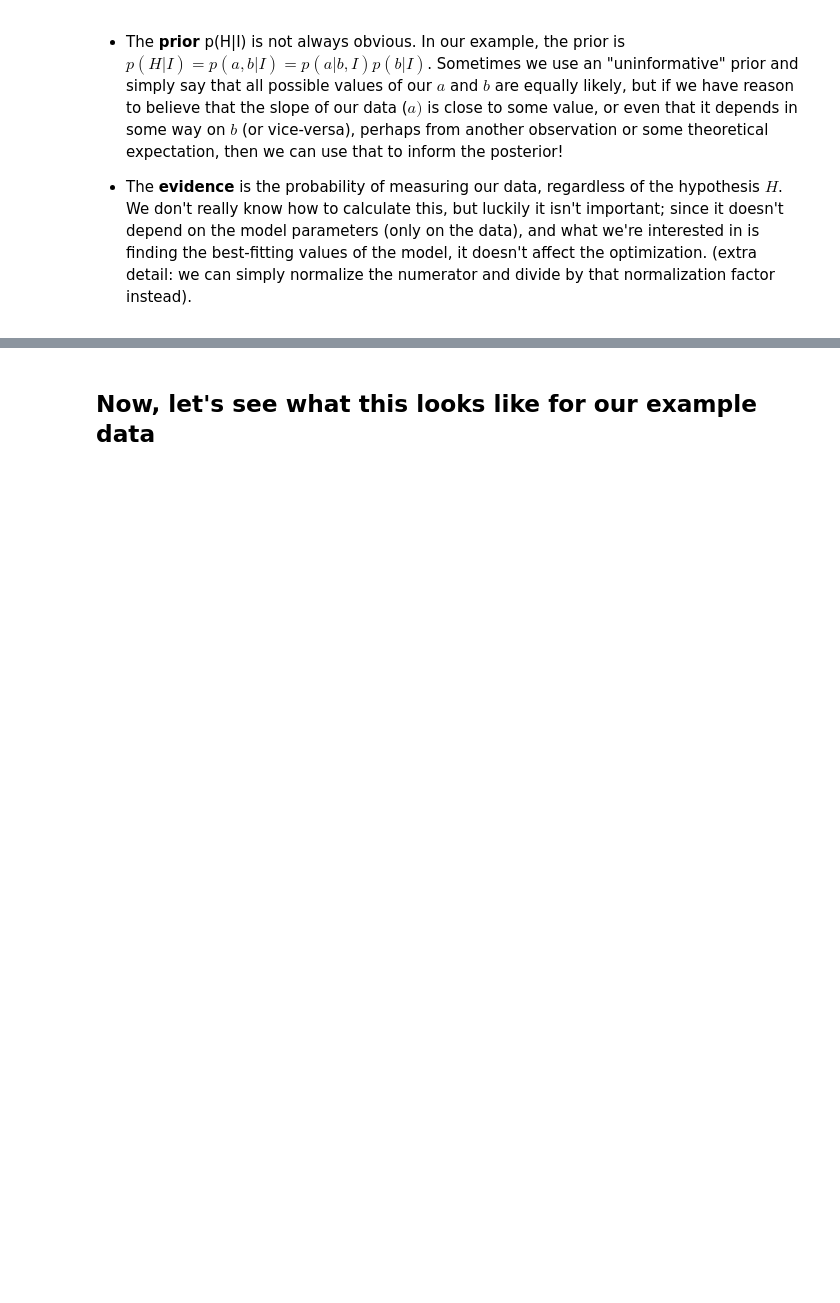
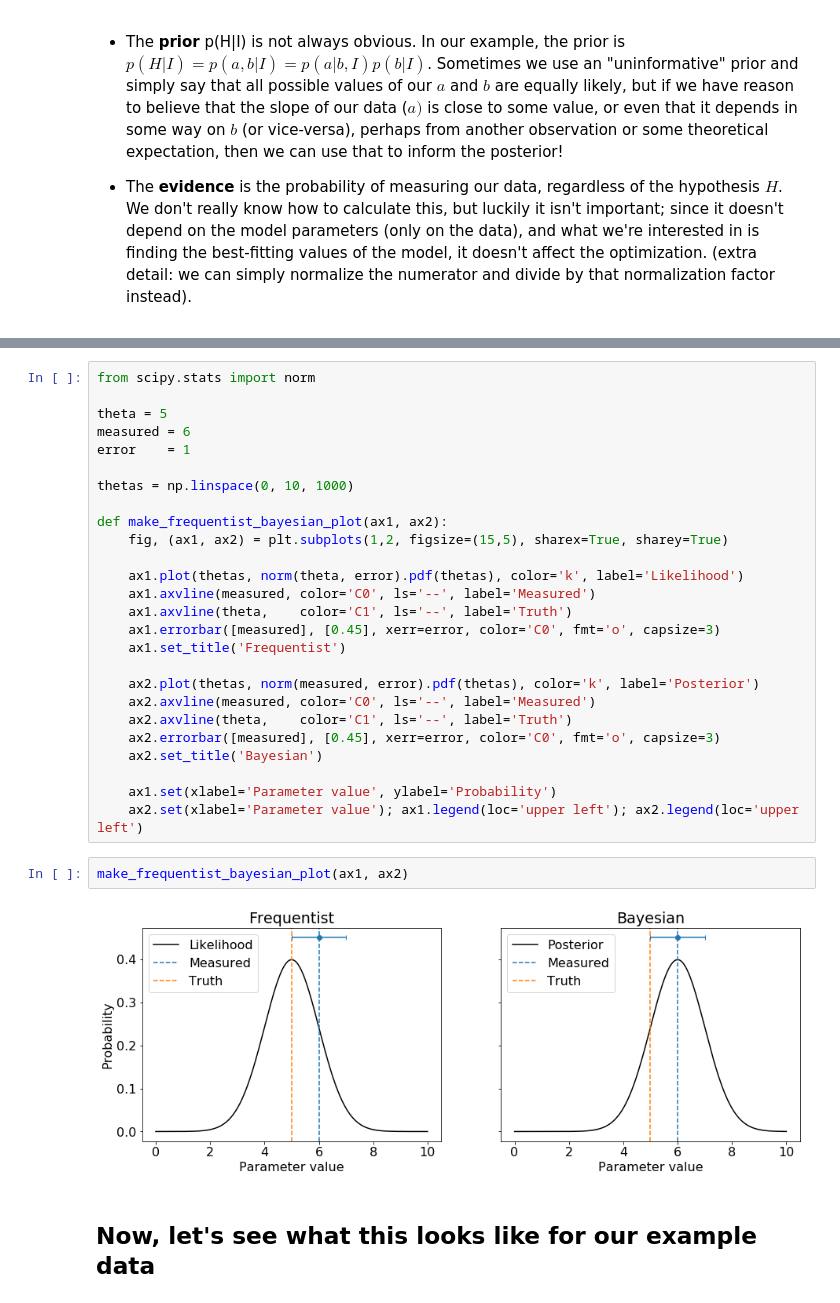
Before and after one commit to howardisaacson/Intro-to-Astro-2021, a Jupyter notebook: Week5_radvel_fitting/Bayesian_fitting_methods_and_MCMC.ipynb, the cells around one changed output, grey strips where cells are left out. Drawn from its saved outputs; the diff is of its cells as text; blank space fills up the shorter version.

Commit message:
add "frequentist vs. bayesian" visual

```diff
--- a/Week5_radvel_fitting/Bayesian_fitting_methods_and_MCMC.ipynb
+++ b/Week5_radvel_fitting/Bayesian_fitting_methods_and_MCMC.ipynb
@@ -144,3 +155,33 @@ In this case, $p(H|D,I) = P(a,b|(x,y),I)$ gives the probability that hypothesis
+# %%
+from scipy.stats import norm
+
+theta = 5
+measured = 6
+error    = 1
+
+thetas = np.linspace(0, 10, 1000)
+
+def make_frequentist_bayesian_plot(ax1, ax2):
+    fig, (ax1, ax2) = plt.subplots(1,2, figsize=(15,5), sharex=True, sharey=True)
+
+    ax1.plot(thetas, norm(theta, error).pdf(thetas), color='k', label='Likelihood')
+    ax1.axvline(measured, color='C0', ls='--', label='Measured')
+    ax1.axvline(theta,    color='C1', ls='--', label='Truth')
+    ax1.errorbar([measured], [0.45], xerr=error, color='C0', fmt='o', capsize=3)
+    ax1.set_title('Frequentist')
+
+    ax2.plot(thetas, norm(measured, error).pdf(thetas), color='k', label='Posterior')
+    ax2.axvline(measured, color='C0', ls='--', label='Measured')
+    ax2.axvline(theta,    color='C1', ls='--', label='Truth')
+    ax2.errorbar([measured], [0.45], xerr=error, color='C0', fmt='o', capsize=3)
+    ax2.set_title('Bayesian')
+
+    ax1.set(xlabel='Parameter value', ylabel='Probability')
+    ax2.set(xlabel='Parameter value'); ax1.legend(loc='upper left'); ax2.legend(loc='upper left')
+# %%
+make_frequentist_bayesian_plot(ax1, ax2)
+# %% [output]
+[figure, added]
 # %% [markdown]
 ## Now, let's see what this looks like for our example data
 # %%
```
Also changed, not shown: parts of 1 cell of this notebook.
